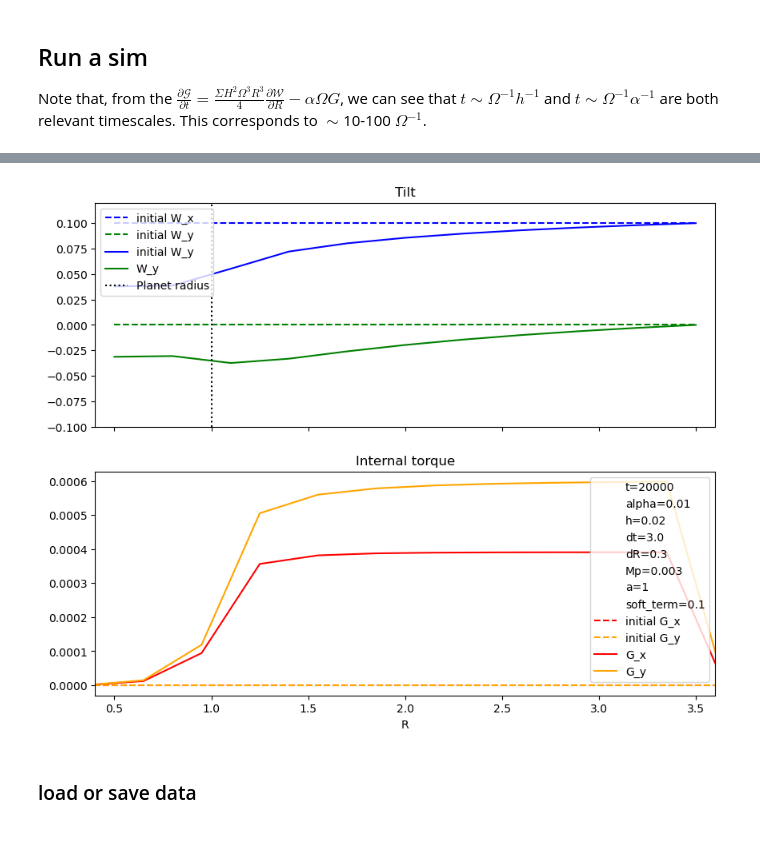
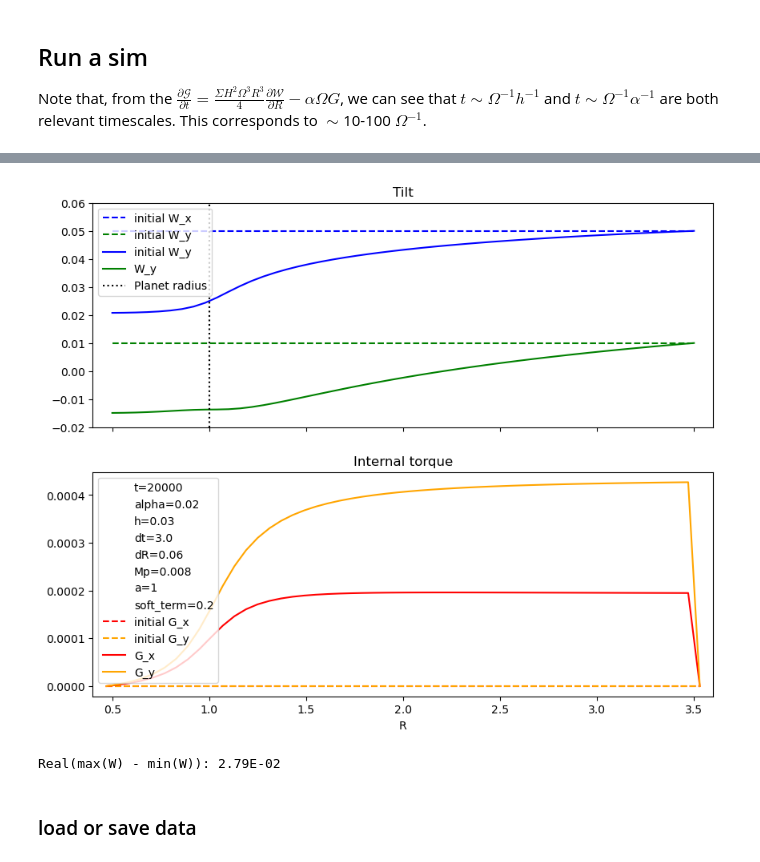
Before and after one commit to Jupiter1994/warped-disks, a Jupyter notebook: reduced-eqs-zhu2019.ipynb, the cells around one changed output, grey strips where cells are left out. Drawn from its saved outputs; the diff is of its cells as text; code cells hidden in the pictures.

```diff
--- a/reduced-eqs-zhu2019.ipynb
+++ b/reduced-eqs-zhu2019.ipynb
@@ -33,8 +33,8 @@ Zhu 2019 uses these parameters: $h\sim H=0.1$, $\alpha=10^{-3},10^{-2},10^{-1}$,
 
 For the reduced equations to be valid, we require $\alpha \lesssim c_s \sim h$.
 # %%
-cs = 0.02 # 0.02
-alpha = 0.01 # 0.1 # 0.019
+cs = 0.03 # 0.02
+alpha = 0.02 # 0.1 # 0.019
 # %% [markdown]
 ## Numerical derivatives
 # %%
@@ -125,7 +125,7 @@ If we insert one planet at the disk's inner boundary and one at the disk's outer
 ### Laplace coefficients
 # %%
 # softening term in disk potential; reflects the disk's scale height
-soft_term = 0.1
+soft_term = 0.2
 
 def laplace_coeff_integrand(phi, x, j, s):
     '''
@@ -638,7 +638,7 @@ def integrate(Rs_torque, Gs, Rs_warp, Ws, ts, Mp, a,\
 Note that, from the $\frac{\partial \mathcal{G}}{\partial t} = \frac{\Sigma H^2 \Omega^3 R^3}4 \frac{\partial \mathcal{W}}{\partial R}  - \alpha \Omega G$, we can see that $t \sim \Omega^{-1} h^{-1}$ and $t \sim \Omega^{-1} \alpha^{-1} $ are both relevant timescales. This corresponds to $\sim$10-100 $\Omega^{-1}$.
 # %%
 # planet parameters
-Mp, a = 0.003, 1
+Mp, a = 0.008, 1
 # toggle disk gap
 use_gap = False
 
@@ -646,7 +646,7 @@ use_gap = False
 Rmin = 0.5
 Rmax = 3.5
 
-DeltaR = 0.3 # 0.03
+DeltaR = 0.06 # 0.03
 num_Rs = (int) ((Rmax - Rmin) / DeltaR) + 1
 
 # stagger W and G in the R domain
@@ -668,7 +668,7 @@ ts = np.linspace(tmin, tmax, num_ts)
 #Ws_init.astype(complex)
 
 # disk that's initially flat
-Ws_init = 0.1 + np.zeros(shape=((num_Rs)))
+Ws_init = (0.05+0.01j) + np.zeros(shape=((num_Rs)))
 # Ws_init = 0.1 * np.cumsum(np.exp(-(Rs_warp-2)**2 / 2) / np.sqrt(2*np.pi)) * DeltaR # warped disk
 Ws_init.astype(complex)
 
@@ -716,7 +716,7 @@ if use_gap:
     axs[0].vlines(R_a, ymin, ymax, color="black", linestyle=":")
     axs[0].vlines(R_b, ymin, ymax, color="black", linestyle=":", label="Gap edges")
 
-ymin, ymax = -0.1, 0.12
+ymin, ymax = -0.02, 0.06
 axs[0].vlines(1, ymin, ymax, color="black", ls=":", label="Planet radius")
 axs[0].set_ylim(ymin,ymax)
 
@@ -733,35 +733,35 @@ axs[1].scatter([],[], s=0, label="soft_term=" + str(soft_term))
 
 axs[0].legend(loc='upper left')
 axs[0].set_title("Tilt")
 
 axs[1].plot(Rs_torque, Gs_init.real, c="red", ls="--", label="initial G_x")
 axs[1].plot(Rs_torque, Gs_init.imag, c="orange", ls="--", label="initial G_y")
 axs[1].plot(Rs_torque, Gs_final.real, c="red", label="G_x")
 axs[1].plot(Rs_torque, Gs_final.imag, c="orange", label="G_y")
 
 ymin, ymax= min(Ws_final.imag) - .01, max(max(Ws_init.imag),max(Ws_final.imag)) + .01
 if use_gap:
     R_a, R_b = 1, 2
     axs[1].vlines(R_a, ymin, ymax, color="black", linestyle=":")
     axs[1].vlines(R_b, ymin, ymax, color="black", linestyle=":")#, label="Gap edges")
 
 axs[1].set_xlim(Rmin - 0.1, Rmax + 0.1)
 #axs[1].set_ylim(ymin,ymax)
 
 axs[1].legend()
 axs[1].set_title("Internal torque")
 
 axs[1].set_xlabel("R")
 
-save_figs = False
+save_figs = True
 
 if save_figs:
     filepath = "Figures/t=" + str(tmax) + ".png"
     plt.savefig(filepath)
 
 plt.show()
 # %% [output]
-[figure, old version]
+[figure, new version]
 # %%
 # check how much the disk has flattened (ratio should be ~1e-2)
 
@@ -776,6 +776,8 @@ print("Real(max(W) - min(W)): {:.2E}".format(Wdiff.real))
 # dW_init = max(W_tseries.loc[0].values) - min(W_tseries.loc[0].values)
 # dW_final = max(W_tseries.loc[1300].values) - min(W_tseries.loc[1300].values)
 # dW_final / dW_init
+# %% [output]
+Real(max(W) - min(W)): 2.79E-02
 # %% [markdown]
 ### load or save data
 # %%
```
Also changed, not shown: parts of 5 cells of this notebook, 1 other file.
